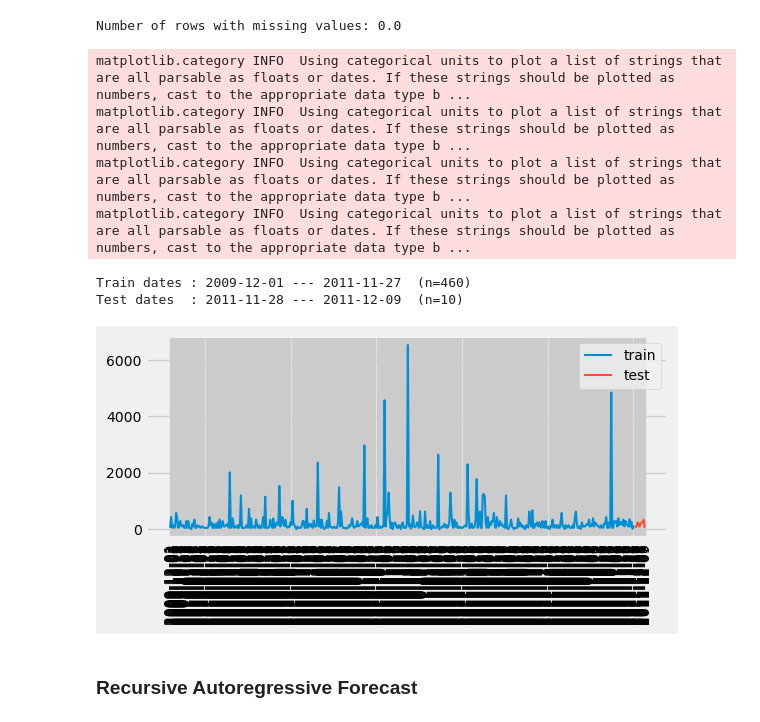
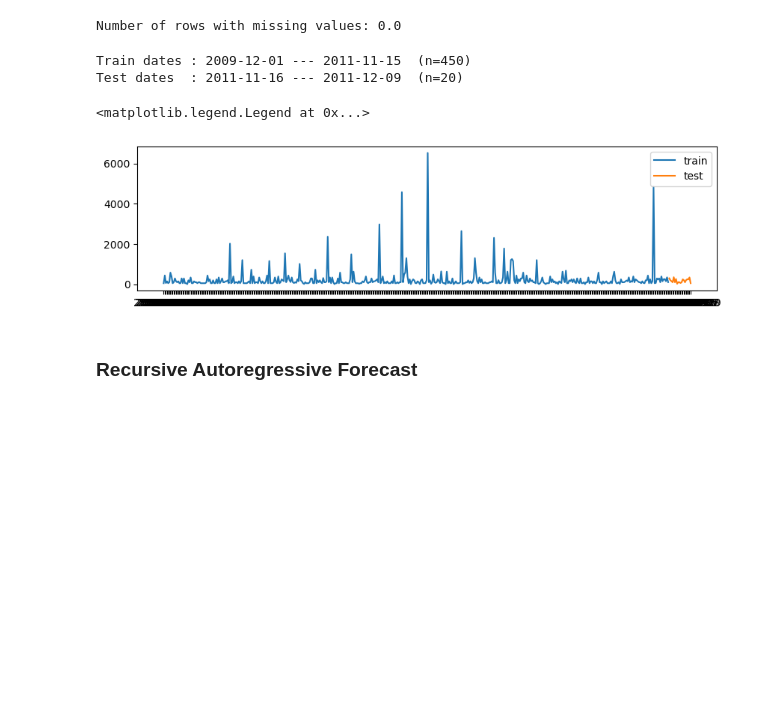
Before and after one commit to Hoomaaan/Retail-Store-Challenge, a Jupyter notebook: Forecast.ipynb, the cells around one changed output. Cells and saved outputs as stored; diff of their text form; code cells hidden in the pictures; blank space fills up the shorter version.

```diff
--- a/Forecast.ipynb
+++ b/Forecast.ipynb
@@ -72,28 +73,24 @@ print(f'Number of rows with missing values: {df.isnull().any(axis=1).mean()}')
 Number of rows with missing values: 0.0
 # %%
 # The last steps data points are used as the test set to evaluate the precitive capacity of the model
-steps = 10
+steps = 20
 data_train = df[:-steps]
 data_test  = df[-steps:]
 
 print(f"Train dates : {data_train.index.min()} --- {data_train.index.max()}  (n={len(data_train)})")
 print(f"Test dates  : {data_test.index.min()} --- {data_test.index.max()}  (n={len(data_test)})")
 
-fig, ax = plt.subplots(figsize=(6, 2.5))
+fig, ax = plt.subplots(figsize=(10, 2.5))
 # data_train['y'].plot(ax=ax, label='train')
 # data_test['y'].plot(ax=ax, label='test')
 ax.plot(data_train.index, data_train.y, label='train')
 ax.plot(data_test.index, data_test.y, label='test')
-plt.xticks(rotation=90)
-ax.legend();
+ax.legend()
 # %% [output]
-matplotlib.category INFO  Using categorical units to plot a list of strings that are all parsable as floats or dates. If these strings should be plotted as numbers, cast to the appropriate data type b ...
-matplotlib.category INFO  Using categorical units to plot a list of strings that are all parsable as floats or dates. If these strings should be plotted as numbers, cast to the appropriate data type b ...
-matplotlib.category INFO  Using categorical units to plot a list of strings that are all parsable as floats or dates. If these strings should be plotted as numbers, cast to the appropriate data type b ...
-matplotlib.category INFO  Using categorical units to plot a list of strings that are all parsable as floats or dates. If these strings should be plotted as numbers, cast to the appropriate data type b ...
+Train dates : 2009-12-01 --- 2011-11-15  (n=450)
+Test dates  : 2011-11-16 --- 2011-12-09  (n=20)
-Train dates : 2009-12-01 --- 2011-11-27  (n=460)
-Test dates  : 2011-11-28 --- 2011-12-09  (n=10)
+<matplotlib.legend.Legend at 0x...>
-[figure, old version]
+[figure, new version]
 # %% [markdown]
 ### Recursive Autoregressive Forecast
 # %%
```
Also changed, not shown: parts of 32 cells of this notebook.
